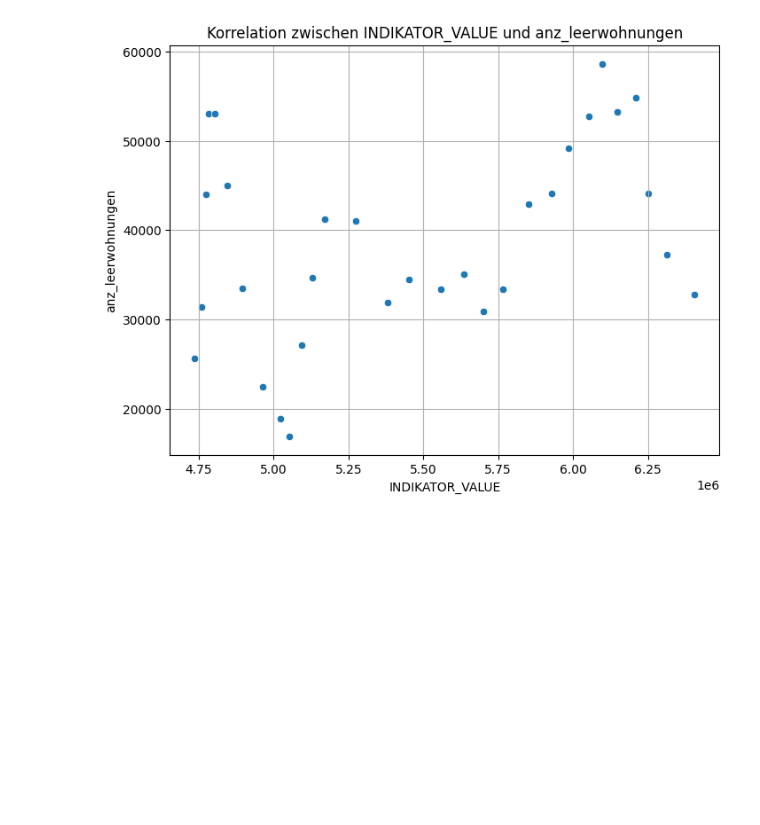
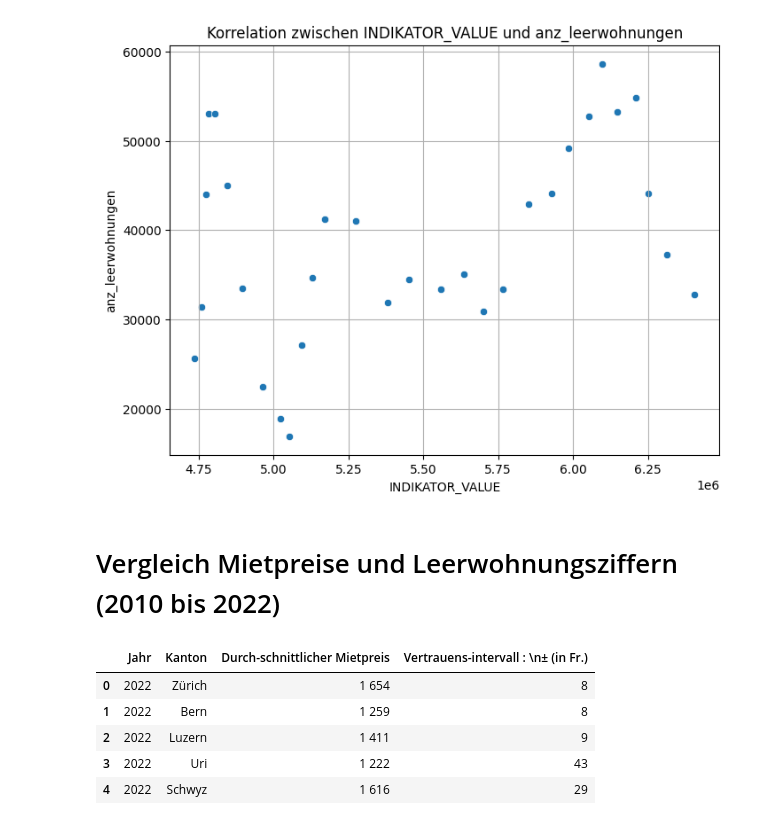
Before and after one commit to GRUPPE-BINA24/Datenspeicher, a Jupyter notebook: Kopie_von_Semesterarbeit_BINA.ipynb, the cells around one changed output. Cells and saved outputs as stored; diff of their text form; code cells hidden in the pictures; blank space fills up the shorter version.

Commit message:
Mietpreise importiert (Sebi)

```diff
--- a/Kopie_von_Semesterarbeit_BINA.ipynb
+++ b/Kopie_von_Semesterarbeit_BINA.ipynb
@@ -498,3 +498,22 @@ plt.show()
 # %% [output]
 Korrelation zwischen INDIKATOR_VALUE und anz_leerwohnungen: 0.37961981437937853
 [figure]
+# %% [markdown]
+# Vergleich Mietpreise und Leerwohnungsziffern (2010 bis 2022)
+# %%
+import numpy as np
+import pandas as pd
+import matplotlib.pyplot as plt
+%matplotlib inline
+
+
+Mietpreise_raw = pd.read_csv('https://raw.githubusercontent.com/GRUPPE-BINA24/Datenspeicher/main/Durschn.Mietpreis_NachBaujahr_Zusammengef%C3%BChrt.csv', header=1)
+
+Mietpreise_raw.head()
+# %% [output]
+|  | Jahr | Kanton | Durch-schnittlicher Mietpreis | Vertrauens-intervall : \n± (in Fr.) |
+| 0 | 2022 | Zürich | 1 654 | 8 |
+| 1 | 2022 | Bern | 1 259 | 8 |
+| 2 | 2022 | Luzern | 1 411 | 9 |
+| 3 | 2022 | Uri | 1 222 | 43 |
+| 4 | 2022 | Schwyz | 1 616 | 29 |
```
